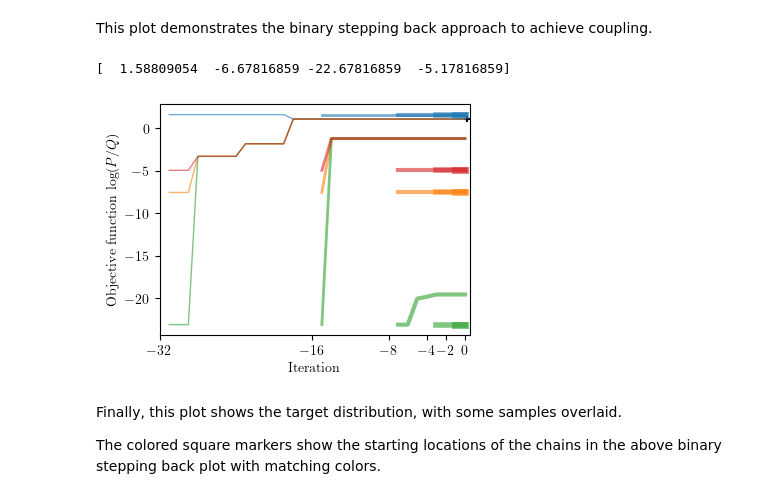
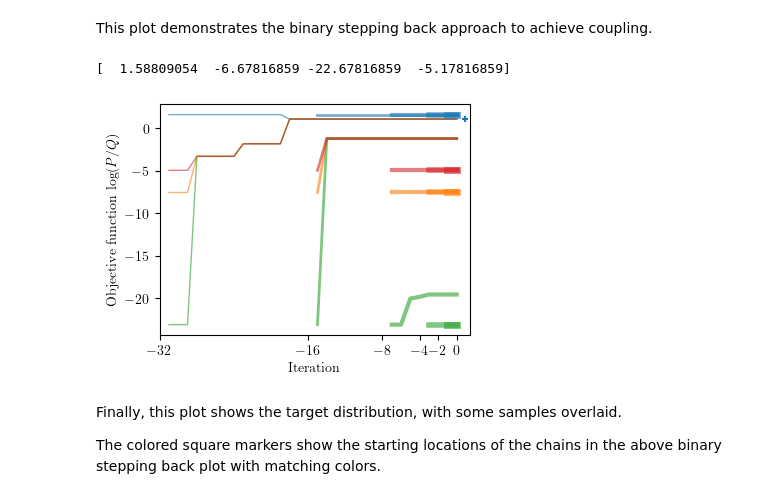
Before and after one commit to cjm96/mcmc_infinity, a Jupyter notebook: mcmc_infinity/examples/rosenbrock_demo.ipynb, the cells around one changed output. Cells and saved outputs as stored; diff of their text form; code cells hidden in the pictures.

```diff
--- a/mcmc_infinity/examples/rosenbrock_demo.ipynb
+++ b/mcmc_infinity/examples/rosenbrock_demo.ipynb
@@ -252,38 +265,38 @@ sampler_demo = mc.sampler.PerfectSampler(target,
                                         initial_positions,
                                         seed=seed)
 
-_, chains = sampler_demo.get_perfect_sample(2, show_all_output=True)
+one_perfect_sample, chains = sampler_demo.get_perfect_sample(2,
+                                                        show_all_output=True)
 
 fig, ax = plt.subplots(figsize=(4,3))
 
 num_walkers = len(initial_positions)
 
 lw = [1, 2, 3, 4, 5]
 alpha = [1.0, 0.3, 0.25, 0.2, 0.15]
 
 for c, chain in enumerate(chains[::-1]):
     for w in range(num_walkers):
         if True:
             PQ = target(chain[w]) - Qkde_small.logP(chain[w])
             iter = np.arange(1-len(PQ),1)
             ax.plot(iter, PQ, color=colors[w], lw=1+c, alpha=0.6)
         else:
             pass
 
-
-ax.set_xlim(-32, 0.5)
+ax.set_xlim(-32, 1.4)
 ax.set_xticks([-32,-16, -8, -4, -2, 0])
 
 y = target(chains[-1][0][-1]) - Qkde_small.logP(chains[-1][0][-1])
-ax.scatter([0.25], [y], s=15, marker='+', color='k', alpha=1)
+ax.scatter([0.9], [y], s=15, marker='+', color='C0', alpha=1)
 
 ax.set_xlabel(r"Iteration")
 ax.set_ylabel(r"Objective function $\log(P/Q)$")
 
 plt.show()
 # %% [output]
 [  1.58809054  -6.67816859 -22.67816859  -5.17816859]
-[figure, old version]
+[figure, new version]
 # %% [markdown]
 Finally, this plot shows the target distribution, with some samples overlaid.
 
```
Also changed, not shown: parts of 3 cells of this notebook.
